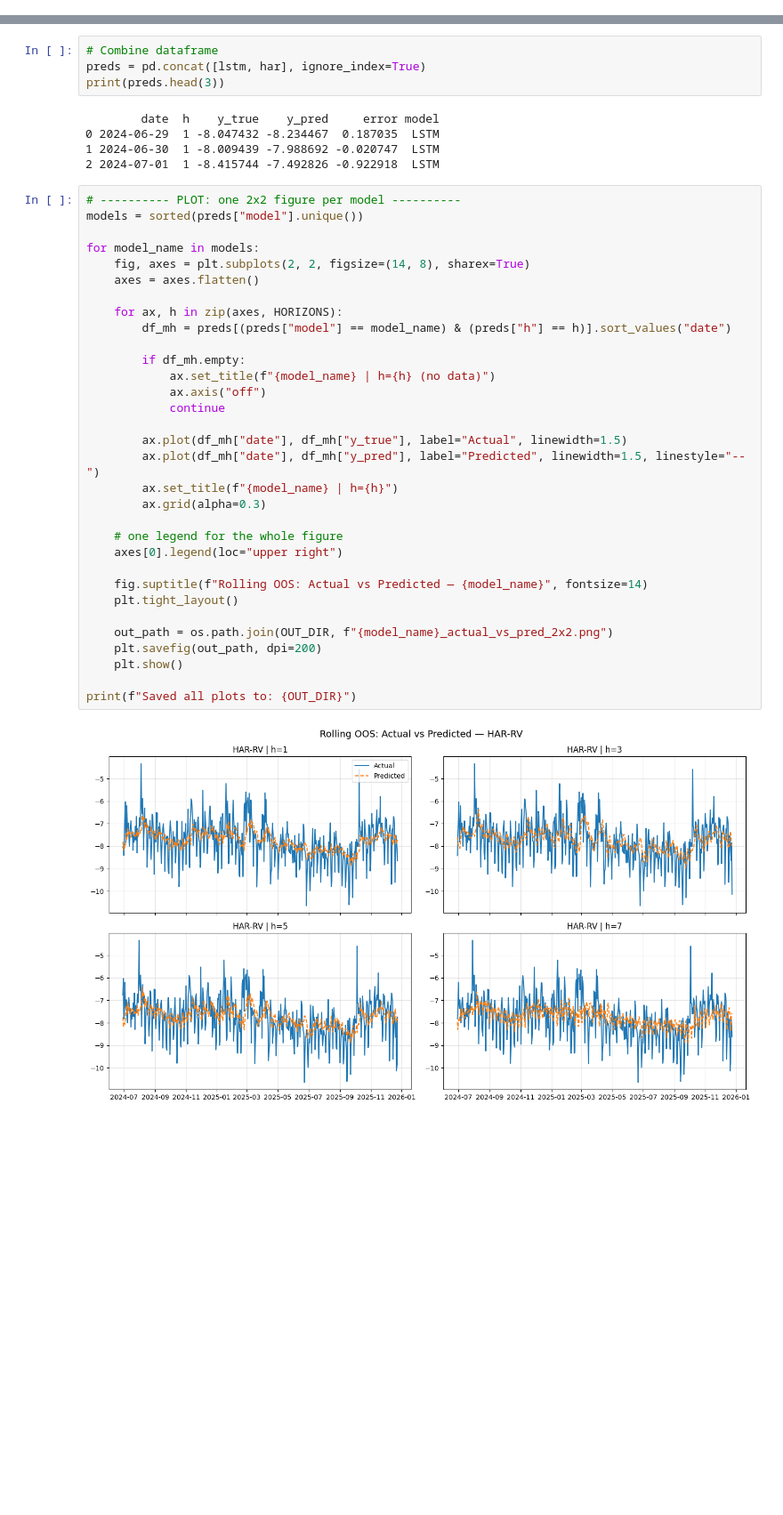
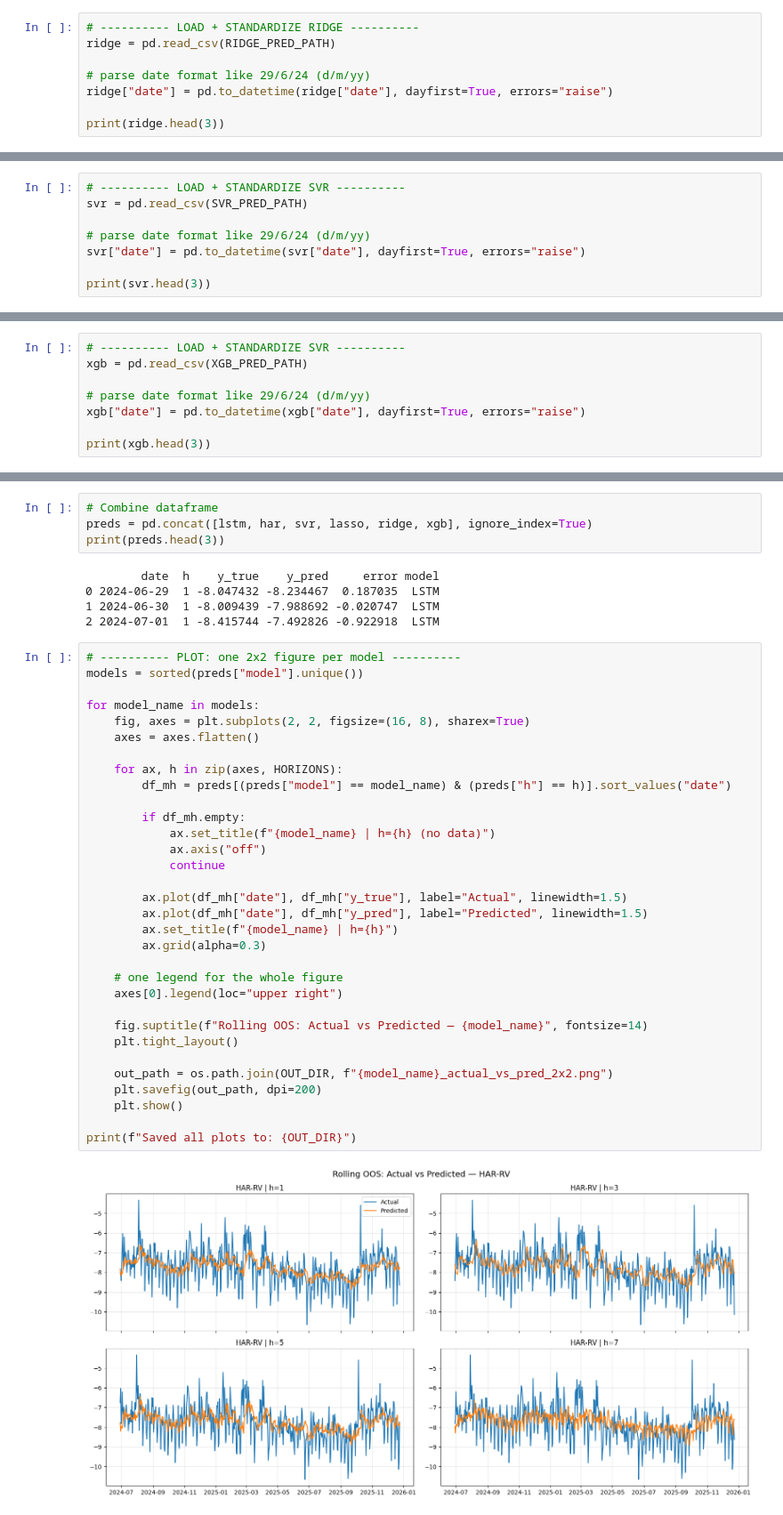
Before and after one commit to paridhiag36/btc-rv-prediction, a Jupyter notebook: forecast evaluations/plots.ipynb, the cells around one changed output, grey strips where cells are left out. Shown at 89% size. Saved outputs shown, nothing was run; the diff lists cells and outputs as text; blank space fills up the shorter version.

Commit message:
Upload plots forecasr evaluation

```diff
--- a/forecast evaluations/plots.ipynb
+++ b/forecast evaluations/plots.ipynb
@@ -46,0 +64,8 @@ print(har.head(3))
+# %%
+# ---------- LOAD + STANDARDIZE RIDGE ----------
+ridge = pd.read_csv(RIDGE_PRED_PATH)
+
+# parse date format like 29/6/24 (d/m/yy)
+ridge["date"] = pd.to_datetime(ridge["date"], dayfirst=True, errors="raise")
+
+print(ridge.head(3))
@@ -46,0 +77,8 @@ print(har.head(3))
+# %%
+# ---------- LOAD + STANDARDIZE SVR ----------
+svr = pd.read_csv(SVR_PRED_PATH)
+
+# parse date format like 29/6/24 (d/m/yy)
+svr["date"] = pd.to_datetime(svr["date"], dayfirst=True, errors="raise")
+
+print(svr.head(3))
@@ -46,0 +90,8 @@ print(har.head(3))
+# %%
+# ---------- LOAD + STANDARDIZE SVR ----------
+xgb = pd.read_csv(XGB_PRED_PATH)
+
+# parse date format like 29/6/24 (d/m/yy)
+xgb["date"] = pd.to_datetime(xgb["date"], dayfirst=True, errors="raise")
+
+print(xgb.head(3))
@@ -47,6 +103,6 @@ print(har.head(3))
 # %%
 # Combine dataframe
-preds = pd.concat([lstm, har], ignore_index=True)
+preds = pd.concat([lstm, har, svr, lasso, ridge, xgb], ignore_index=True)
 print(preds.head(3))
 # %% [output]
         date  h    y_true    y_pred     error model
@@ -57,33 +113,33 @@ print(preds.head(3))
 # ---------- PLOT: one 2x2 figure per model ----------
 models = sorted(preds["model"].unique())
 
 for model_name in models:
-    fig, axes = plt.subplots(2, 2, figsize=(14, 8), sharex=True)
+    fig, axes = plt.subplots(2, 2, figsize=(16, 8), sharex=True)
     axes = axes.flatten()
 
     for ax, h in zip(axes, HORIZONS):
         df_mh = preds[(preds["model"] == model_name) & (preds["h"] == h)].sort_values("date")
 
         if df_mh.empty:
             ax.set_title(f"{model_name} | h={h} (no data)")
             ax.axis("off")
             continue
 
         ax.plot(df_mh["date"], df_mh["y_true"], label="Actual", linewidth=1.5)
-        ax.plot(df_mh["date"], df_mh["y_pred"], label="Predicted", linewidth=1.5, linestyle="--")
+        ax.plot(df_mh["date"], df_mh["y_pred"], label="Predicted", linewidth=1.5)
         ax.set_title(f"{model_name} | h={h}")
         ax.grid(alpha=0.3)
 
     # one legend for the whole figure
     axes[0].legend(loc="upper right")
 
     fig.suptitle(f"Rolling OOS: Actual vs Predicted — {model_name}", fontsize=14)
     plt.tight_layout()
 
     out_path = os.path.join(OUT_DIR, f"{model_name}_actual_vs_pred_2x2.png")
     plt.savefig(out_path, dpi=200)
     plt.show()
 
 print(f"Saved all plots to: {OUT_DIR}")
 # %% [output]
-[figure, old version]
+[figure, new version]
```
Also changed, not shown: parts of 6 cells of this notebook.
